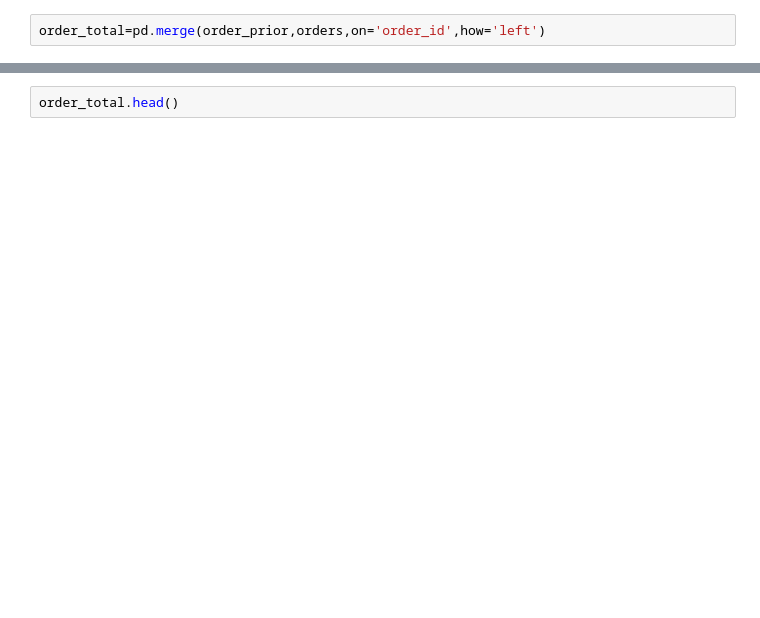
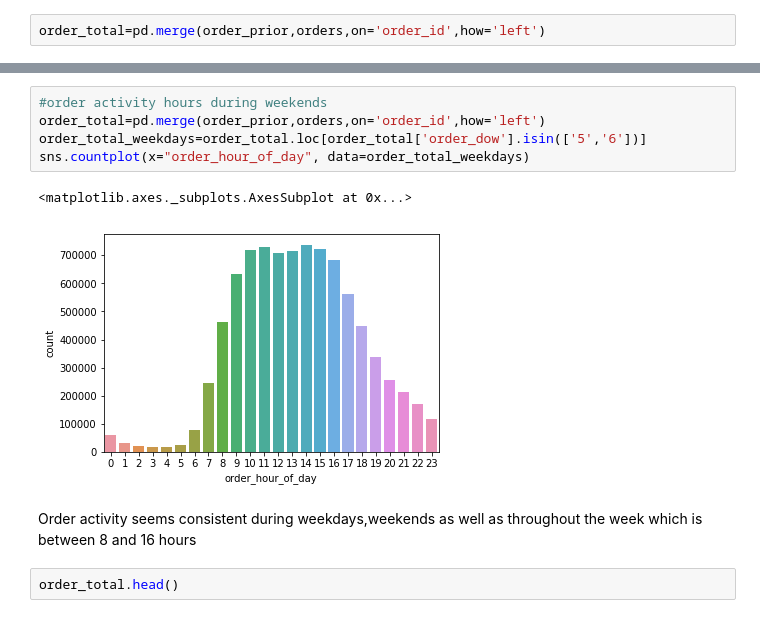
Before and after one commit to Pm1995/Instacart-Basket-Analysis-, a Jupyter notebook: EDA.ipynb, the cells around one changed output, grey strips where cells are left out. Cells and saved outputs as stored; diff of their text form; blank space fills up the shorter version.

```diff
--- a/EDA.ipynb
+++ b/EDA.ipynb
@@ -227,3 +236,13 @@ order_total=pd.merge(order_prior,orders,on='order_id',how='left')
+# %%
+#order activity hours during weekends
+order_total=pd.merge(order_prior,orders,on='order_id',how='left')
+order_total_weekdays=order_total.loc[order_total['order_dow'].isin(['5','6'])]
+sns.countplot(x="order_hour_of_day", data=order_total_weekdays)
+# %% [output]
+<matplotlib.axes._subplots.AxesSubplot at 0x...>
+[figure, added]
+# %% [markdown]
+Order activity seems consistent during weekdays,weekends as well as throughout the week which is between 8 and 16 hours
 # %%
 order_total.head()
 # %% [output]
```
Also changed, not shown: parts of 32 cells of this notebook.
